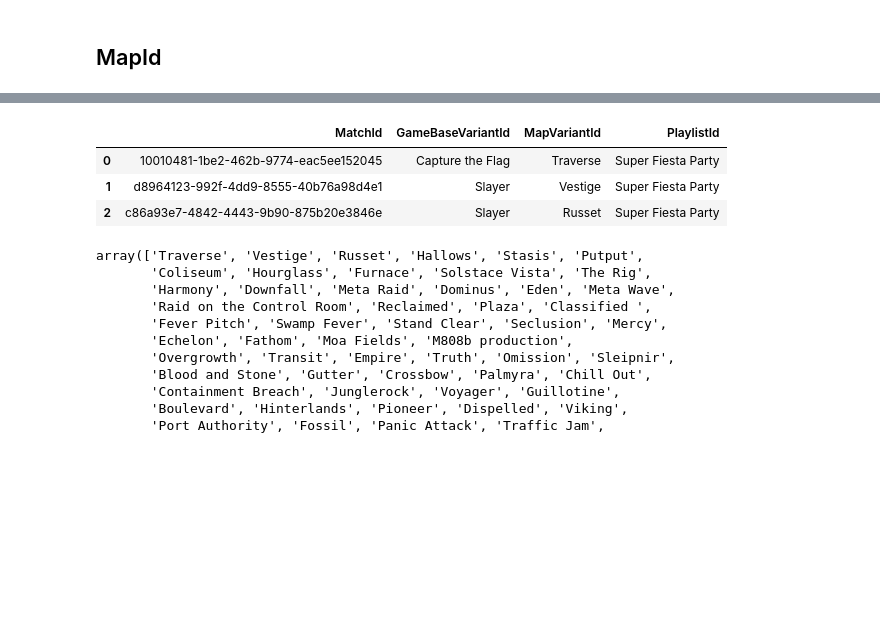
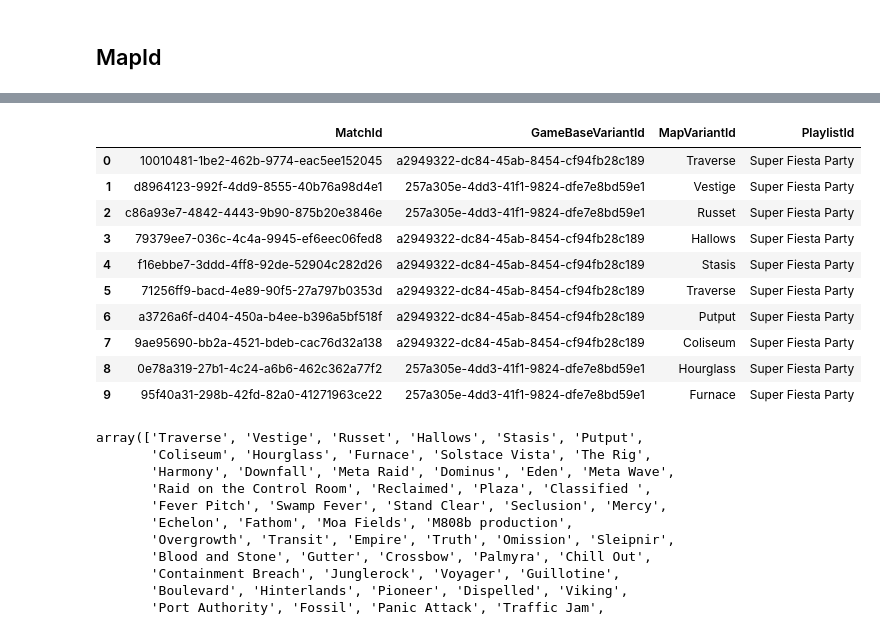
Before and after one commit to Drymander/Capstone-Halo-5, a Jupyter notebook: Compile Modeling Dataframe.ipynb, the cells around one changed output, grey strips where cells are left out. Cells and saved outputs as stored; diff of their text form; code cells hidden in the pictures; blank space fills up the shorter version.

```diff
--- a/Compile Modeling Dataframe.ipynb
+++ b/Compile Modeling Dataframe.ipynb
@@ -279,5 +261,5 @@ b'[{"name":"Strongholds","internalName":"Strongholds","iconUrl":"https://content
 # %%
-df['GameBaseVariantId'] = decode_column(df, 'GameBaseVariantId', gbv)
+df['GameBaseVariantId'] = decode_column(df, 'GameBaseVariantId', GameBaseVariantId_dic)
 
 df.head(3)
 # %% [output]
@@ -292,3 +274,7 @@ array(['Capture the Flag', 'Slayer', 'Strongholds', 'Oddball',
        'Mini-game', 'Big Team Strongholds', 'Infection', 'Breakout',
        'Grifball', 'Big Team Slayer', 'Big Team CTF', 'Big Team Assault',
        'Assault'], dtype=object)
+# %%
+df['GameBaseVariantId'] = df_history['GameBaseVariantId']
+
+df.head(3)
@@ -319,5 +319,5 @@ b'[{"name":"Free-for-All","description":"It\'s you against everyone else.  Slay
 # %%
-df['PlaylistId'] = decode_column(df, 'PlaylistId', plid)
+df['PlaylistId'] = decode_column(df, 'PlaylistId', PlaylistId_dic)
 
 df.head(3)
 # %% [output]
@@ -363,3 +365,3 @@ df['MapVariantId'].to_list()
 # %%
-unique_maps = df['MapVariantId'].unique()
+unique_map_ids = df['MapVariantId'].unique()
 # %%
@@ -416,12 +401,19 @@ with open('map_list.pkl', 'wb') as map_list_pickle:
 # %%
 df['MapVariantId'] = decode_column(df, 'MapVariantId', map_list)
 
-df.head(3)
+df.head(10)
 # %% [output]
 |  | MatchId | GameBaseVariantId | MapVariantId | PlaylistId |
-| 0 | 10010481-1be2-462b-9774-eac5ee152045 | Capture the Flag | Traverse | Super Fiesta Party |
-| 1 | d8964123-992f-4dd9-8555-40b76a98d4e1 | Slayer | Vestige | Super Fiesta Party |
-| 2 | c86a93e7-4842-4443-9b90-875b20e3846e | Slayer | Russet | Super Fiesta Party |
+| 0 | 10010481-1be2-462b-9774-eac5ee152045 | a2949322-dc84-45ab-8454-cf94fb28c189 | Traverse | Super Fiesta Party |
+| 1 | d8964123-992f-4dd9-8555-40b76a98d4e1 | 257a305e-4dd3-41f1-9824-dfe7e8bd59e1 | Vestige | Super Fiesta Party |
+| 2 | c86a93e7-4842-4443-9b90-875b20e3846e | 257a305e-4dd3-41f1-9824-dfe7e8bd59e1 | Russet | Super Fiesta Party |
+| 3 | 79379ee7-036c-4c4a-9945-ef6eec06fed8 | a2949322-dc84-45ab-8454-cf94fb28c189 | Hallows | Super Fiesta Party |
+| 4 | f16ebbe7-3ddd-4ff8-92de-52904c282d26 | a2949322-dc84-45ab-8454-cf94fb28c189 | Stasis | Super Fiesta Party |
+| 5 | 71256ff9-bacd-4e89-90f5-27a797b0353d | a2949322-dc84-45ab-8454-cf94fb28c189 | Traverse | Super Fiesta Party |
+| 6 | a3726a6f-d404-450a-b4ee-b396a5bf518f | a2949322-dc84-45ab-8454-cf94fb28c189 | Putput | Super Fiesta Party |
+| 7 | 9ae95690-bb2a-4521-bdeb-cac76d32a138 | a2949322-dc84-45ab-8454-cf94fb28c189 | Coliseum | Super Fiesta Party |
+| 8 | 0e78a319-27b1-4c24-a6b6-462c362a77f2 | 257a305e-4dd3-41f1-9824-dfe7e8bd59e1 | Hourglass | Super Fiesta Party |
+| 9 | 95f40a31-298b-42fd-82a0-41271963ce22 | 257a305e-4dd3-41f1-9824-dfe7e8bd59e1 | Furnace | Super Fiesta Party |
 # %%
 df['MapVariantId'].unique()
 # %% [output]
```
Also changed, not shown: parts of 123 cells of this notebook, 7 other files.
